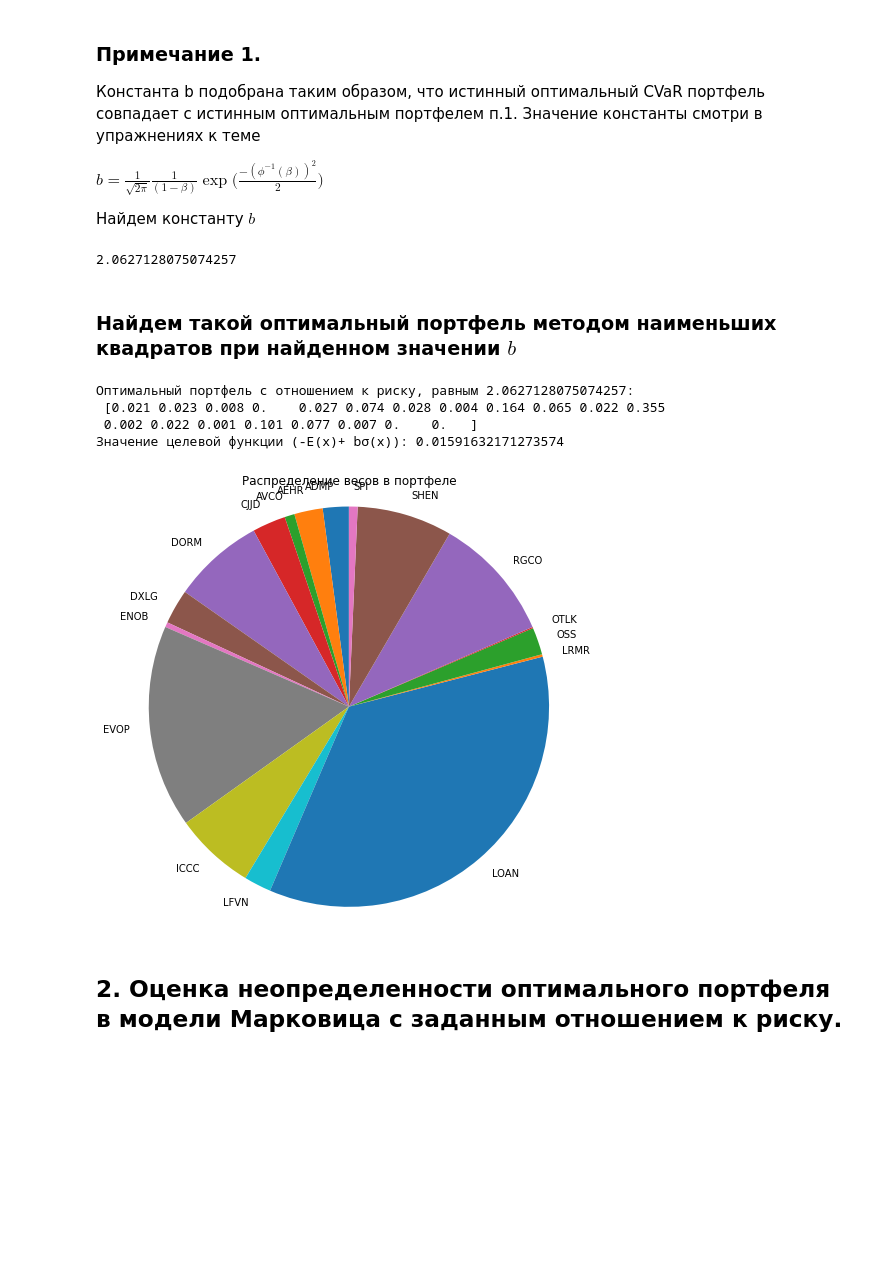
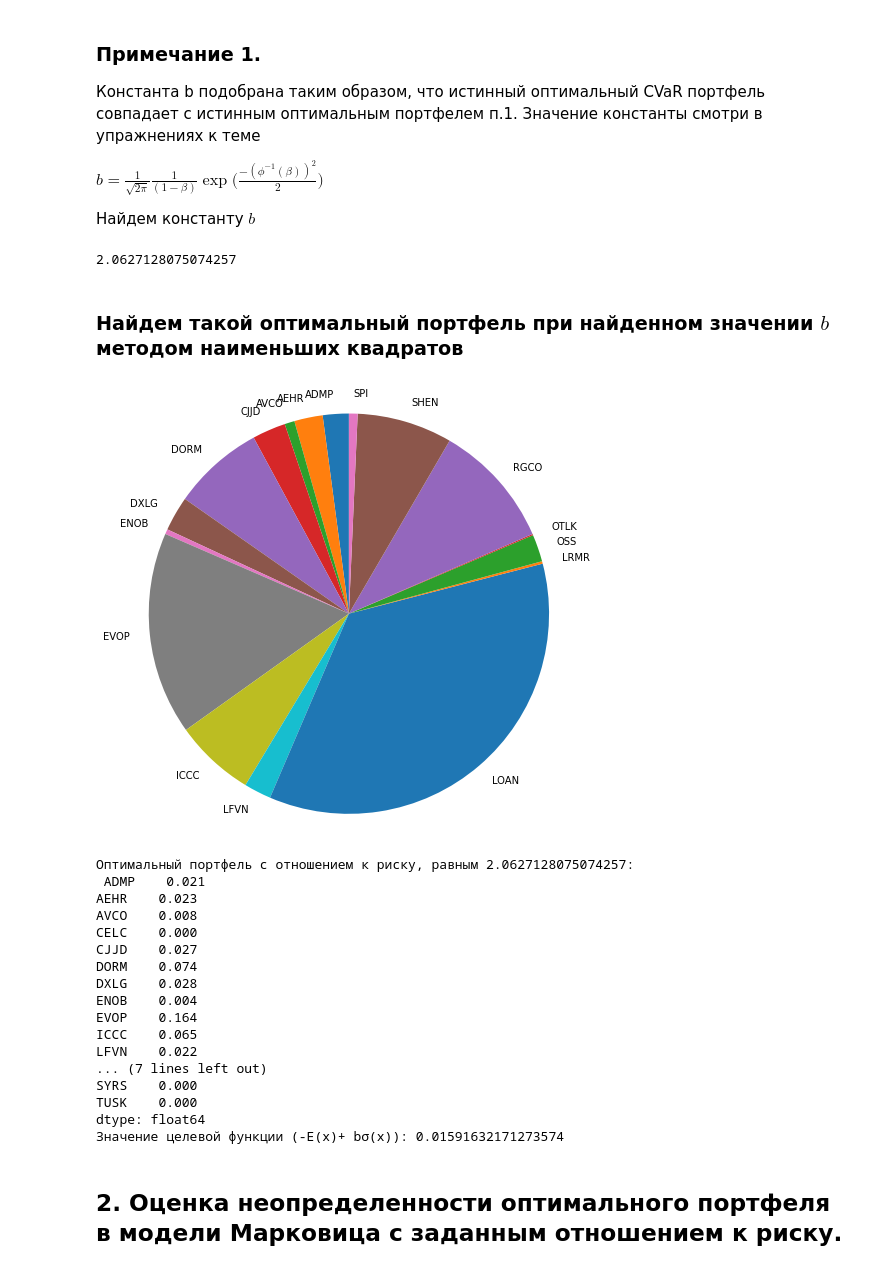
Before and after one commit to dselivanovskaya/Finance-operations-research-lab-3, a Jupyter notebook: lab-3.ipynb, the cells around one changed output. Drawn from its saved outputs; the diff is of its cells as text; code cells hidden in the pictures; blank space fills up the shorter version.

```diff
--- a/lab-3.ipynb
+++ b/lab-3.ipynb
@@ -258,16 +258,16 @@ $ b = \frac{1}{\sqrt{2\pi}}\frac{1}{(1-\beta)}\exp{(\frac{-(\phi^{-1}(\beta))^2}
 
 
 Найдем константу $b$
-# %%
-beta = 0.95
-
-b = 1/(((2*math.pi)**0.5)*(1 - beta)) * math.exp(-((scipy.stats.laplace.ppf(beta))**2)/2) # ?
-b = 1/(((2*math.pi)**0.5)*(1 - beta)) * math.exp(-((scipy.stats.norm.ppf(beta))**2)/2) # ?
-b
-# %% [output]
-2.0627128075074257
-# %% [markdown]
-### Найдем такой оптимальный портфель методом наименьших квадратов при найденном значении $b$
+# %%
+beta = 0.95
+
+b = 1/(((2*math.pi)**0.5)*(1 - beta)) * math.exp(-((scipy.stats.laplace.ppf(beta))**2)/2) # ?
+b = 1/(((2*math.pi)**0.5)*(1 - beta)) * math.exp(-((scipy.stats.norm.ppf(beta))**2)/2) # ?
+b
+# %% [output]
+2.0627128075074257
+# %% [markdown]
+### Найдем такой оптимальный портфель при найденном значении $b$ методом наименьших квадратов
 # %%
 def calc_utility_function(x, means, cov_mat, b):
     return -calc_portfolio_return(x, means) + b * calc_portfolio_volatility(x, cov_mat)
@@ -313,30 +313,44 @@ def find_optimal_portfolio(objective_function, args, n_stocks, decimals=4, short
 # %%
 x_opt, utility_function_opt = find_optimal_portfolio(calc_utility_function,
                                                      (means, cov_mat, b),
                                                      n_stocks=means.shape[0],
                                                      decimals=3,
                                                      short_sales=False)
-
-print(f"Оптимальный портфель с отношением к риску, равным {b}: \n {x_opt}")
-print(f"Значение целевой функции (-E(x)+ bσ(x)): {utility_function_opt}")
 
 # pie plot
 fig1, ax1 = plt.subplots(figsize=(8, 8))
 #print(np.where(x_opt != 0))
 ax1.pie(x_opt[np.where(x_opt != 0)],
         labels=tickers20[np.where(x_opt != 0)],
         # autopct='%.2f%%',
         # shadow=True,
         startangle=90)
 ax1.axis('equal')  # Equal aspect ratio ensures that pie is drawn as a circle.
-plt.title("Распределение весов в портфеле")
+# plt.title("Распределение весов в портфеле")
 plt.show()
+
+# prints
+print(f"Оптимальный портфель с отношением к риску, равным {b}: \n{pd.Series(x_opt, index = tickers20)}")
+print(f"Значение целевой функции (-E(x)+ bσ(x)): {utility_function_opt}")
 # %% [output]
+[figure, new version]
 Оптимальный портфель с отношением к риску, равным 2.0627128075074257:
- [0.021 0.023 0.008 0.    0.027 0.074 0.028 0.004 0.164 0.065 0.022 0.355
- 0.002 0.022 0.001 0.101 0.077 0.007 0.    0.   ]
+ ADMP    0.021
+AEHR    0.023
+AVCO    0.008
+CELC    0.000
+CJJD    0.027
+DORM    0.074
+DXLG    0.028
+ENOB    0.004
+EVOP    0.164
+ICCC    0.065
+LFVN    0.022
+... (7 lines left out)
+SYRS    0.000
+TUSK    0.000
+dtype: float64
 Значение целевой функции (-E(x)+ bσ(x)): 0.01591632171273574
-[figure, old version]
 # %% [markdown]
 ## 2. Оценка неопределенности оптимального портфеля в модели Марковица с заданным отношением к риску.
 # %% [markdown]
```
Also changed, not shown: parts of 9 cells of this notebook.
